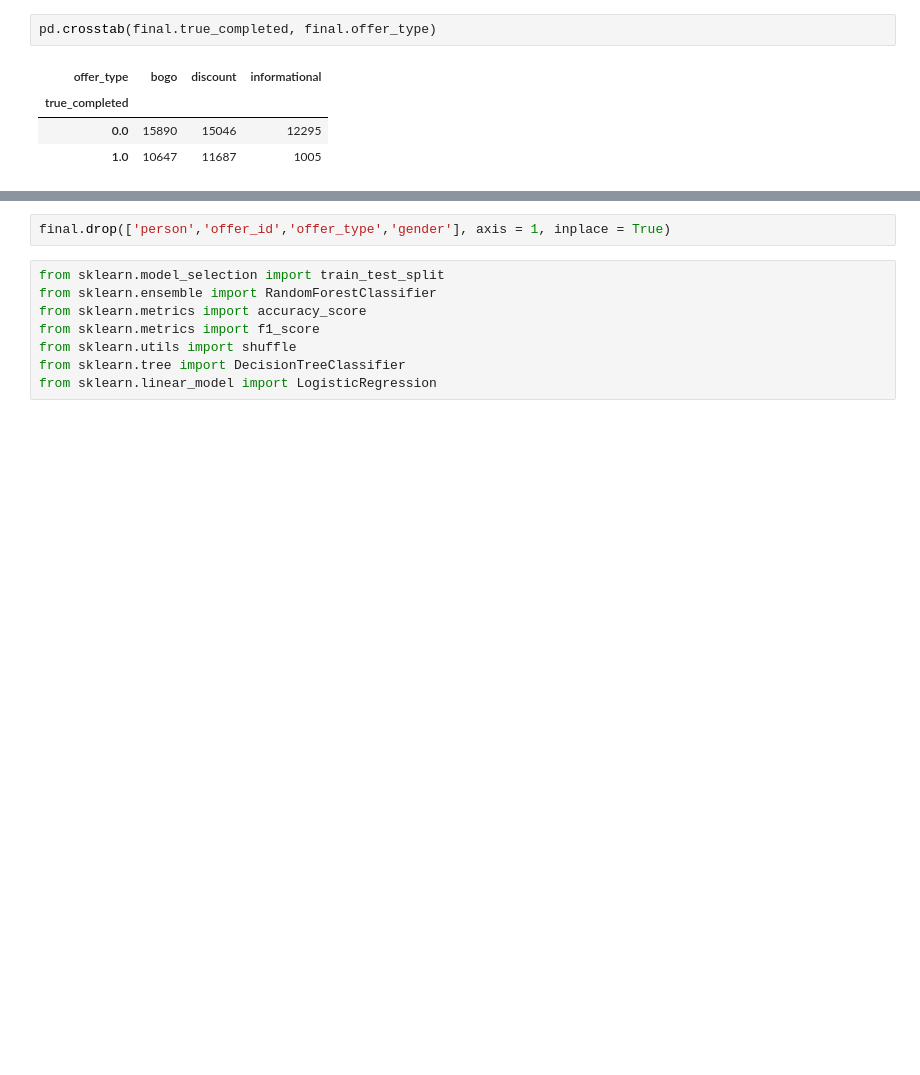
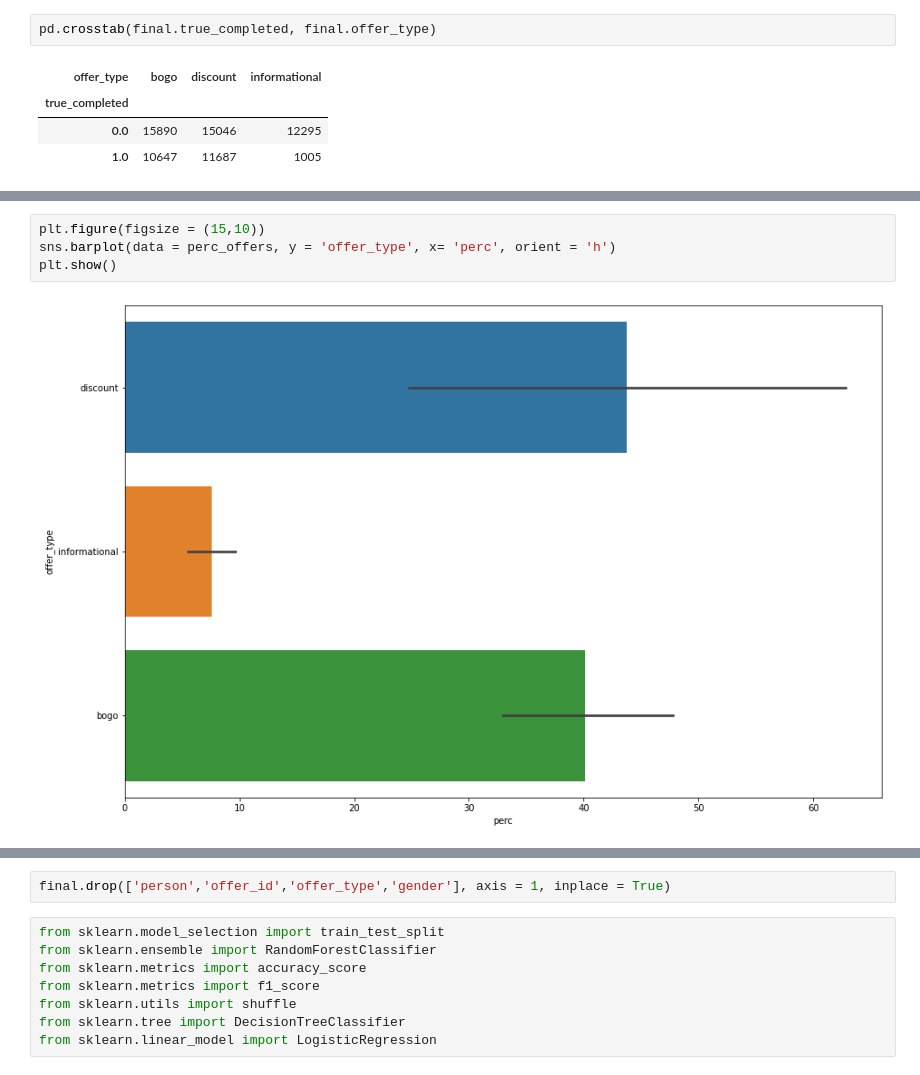
Before and after one commit to Haroldg94/Udacity-Machine-Learning-Engineer-Nanodegree, a Jupyter notebook: Capstone_project.ipynb, the cells around one changed output, grey strips where cells are left out. Saved outputs shown, nothing was run; the diff lists cells and outputs as text; blank space fills up the shorter version.

```diff
--- a/Capstone_project.ipynb
+++ b/Capstone_project.ipynb
@@ -991,0 +1007,6 @@ income vs true_completed
+# %%
+plt.figure(figsize = (15,10))
+sns.barplot(data = perc_offers, y = 'offer_type', x= 'perc', orient = 'h')
+plt.show()
+# %% [output]
+[figure, added]
```
Also changed, not shown: parts of 14 cells of this notebook.
